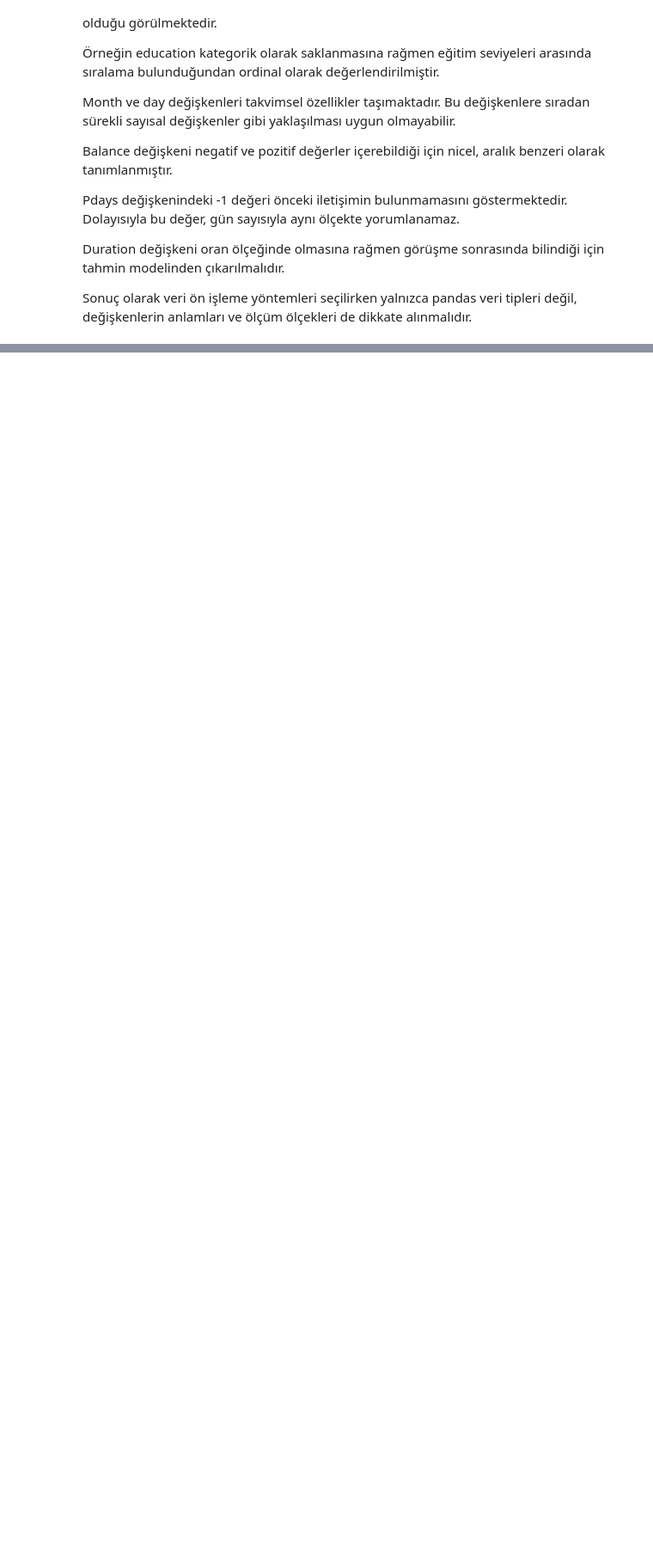
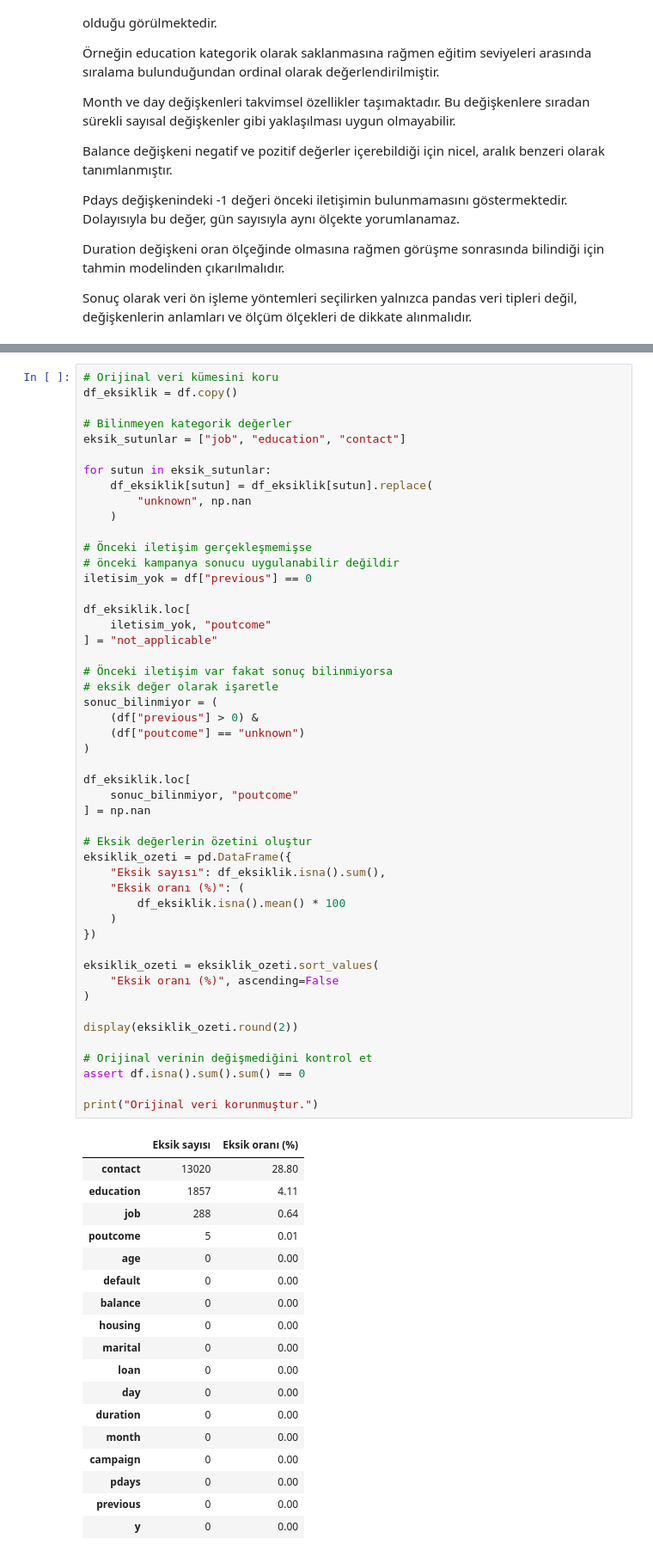
Before and after one commit to KeremATLIHAN/Veri_Bilimleri_Vize, a Jupyter notebook: proje1/BIL545_Proje1_Banka_Guncel.ipynb, the cells around one changed output, grey strips where cells are left out. Shown at 86% size. Drawn from its saved outputs; the diff is of its cells as text; blank space fills up the shorter version.

```diff
--- a/proje1/BIL545_Proje1_Banka_Guncel.ipynb
+++ b/proje1/BIL545_Proje1_Banka_Guncel.ipynb
@@ -459,0 +474,68 @@ anlamları ve ölçüm ölçekleri de dikkate alınmalıdır.
+# %%
+# Orijinal veri kümesini koru
+df_eksiklik = df.copy()
+
+# Bilinmeyen kategorik değerler
+eksik_sutunlar = ["job", "education", "contact"]
+
+for sutun in eksik_sutunlar:
+    df_eksiklik[sutun] = df_eksiklik[sutun].replace(
+        "unknown", np.nan
+    )
+
+# Önceki iletişim gerçekleşmemişse
+# önceki kampanya sonucu uygulanabilir değildir
+iletisim_yok = df["previous"] == 0
+
+df_eksiklik.loc[
+    iletisim_yok, "poutcome"
+] = "not_applicable"
+
+# Önceki iletişim var fakat sonuç bilinmiyorsa
+# eksik değer olarak işaretle
+sonuc_bilinmiyor = (
+    (df["previous"] > 0) &
+    (df["poutcome"] == "unknown")
+)
+
+df_eksiklik.loc[
+    sonuc_bilinmiyor, "poutcome"
+] = np.nan
+
+# Eksik değerlerin özetini oluştur
+eksiklik_ozeti = pd.DataFrame({
+    "Eksik sayısı": df_eksiklik.isna().sum(),
+    "Eksik oranı (%)": (
+        df_eksiklik.isna().mean() * 100
+    )
+})
+
+eksiklik_ozeti = eksiklik_ozeti.sort_values(
+    "Eksik oranı (%)", ascending=False
+)
+
+display(eksiklik_ozeti.round(2))
+
+# Orijinal verinin değişmediğini kontrol et
+assert df.isna().sum().sum() == 0
+
+print("Orijinal veri korunmuştur.")
+# %% [output]
+|  | Eksik sayısı | Eksik oranı (%) |
+| contact | 13020 | 28.80 |
+| education | 1857 | 4.11 |
+| job | 288 | 0.64 |
+| poutcome | 5 | 0.01 |
+| age | 0 | 0.00 |
+| default | 0 | 0.00 |
+| balance | 0 | 0.00 |
+| housing | 0 | 0.00 |
+| marital | 0 | 0.00 |
+| loan | 0 | 0.00 |
+| day | 0 | 0.00 |
+| duration | 0 | 0.00 |
+| month | 0 | 0.00 |
+| campaign | 0 | 0.00 |
+| pdays | 0 | 0.00 |
+| previous | 0 | 0.00 |
+| y | 0 | 0.00 |
```
Also changed, not shown: parts of 11 cells of this notebook.
